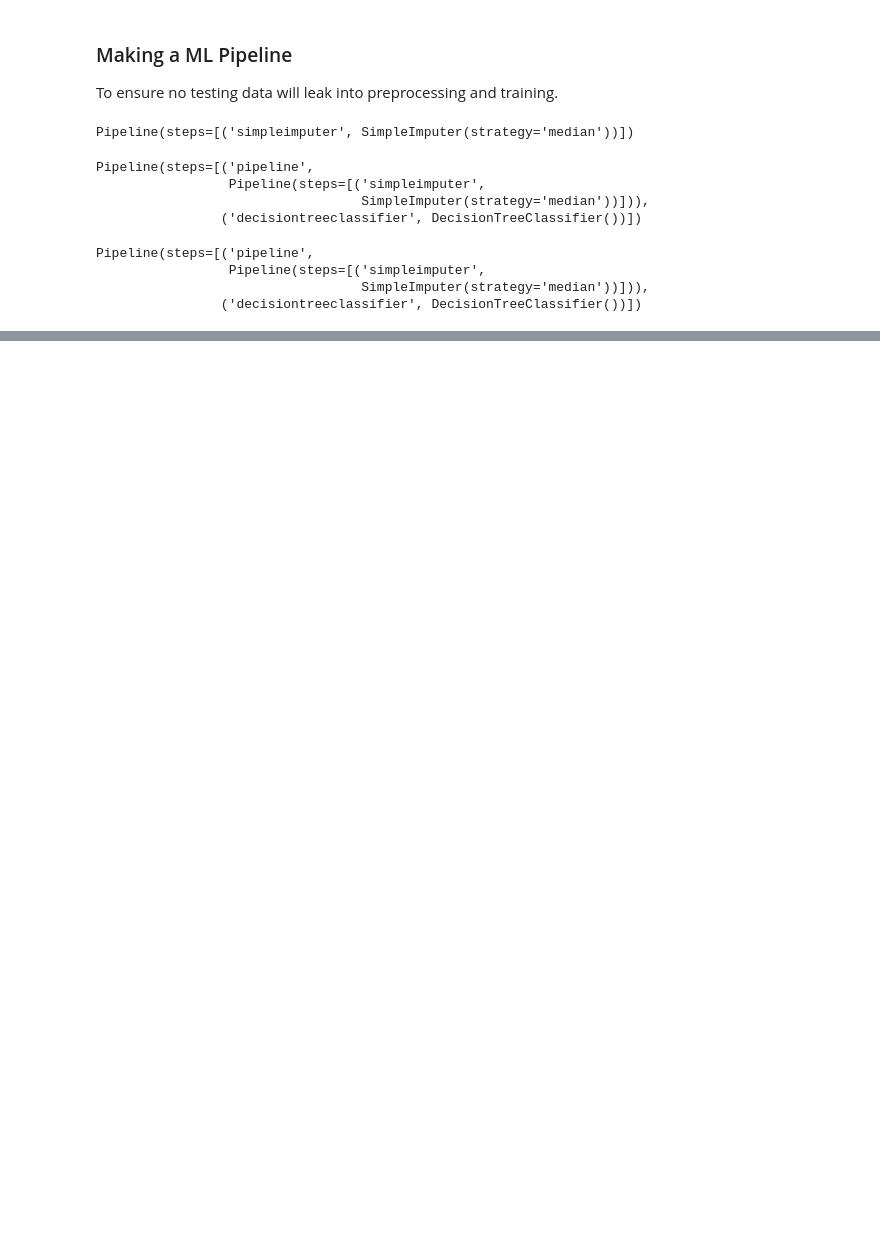
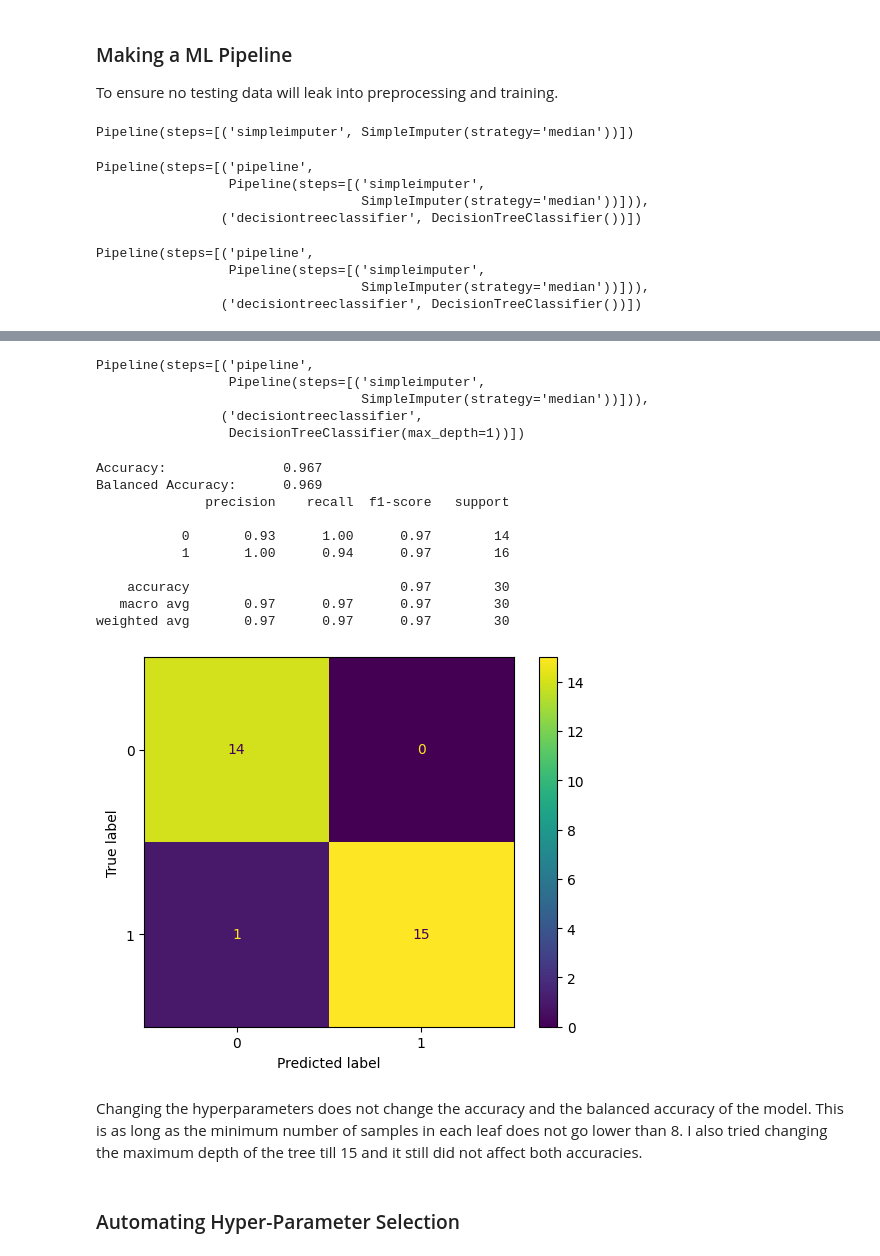
Before and after one commit to e-paj/M2M_Tech, a Jupyter notebook: Capstone_3.ipynb, the cells around one changed output, grey strips where cells are left out. Drawn from its saved outputs; the diff is of its cells as text; code cells hidden in the pictures; blank space fills up the shorter version.

```diff
--- a/Capstone_3.ipynb
+++ b/Capstone_3.ipynb
@@ -402,0 +458,30 @@ ValueError: Classification metrics can't handle a mix of continuous-multioutput
+# %%
+clf = DecisionTreeClassifier(max_depth=1, min_samples_leaf=1)
+pipeline = make_pipeline(pipe, clf)
+pipeline
+# %% [output]
+Pipeline(steps=[('pipeline',
+                 Pipeline(steps=[('simpleimputer',
+                                  SimpleImputer(strategy='median'))])),
+                ('decisiontreeclassifier',
+                 DecisionTreeClassifier(max_depth=1))])
+# %%
+# retrain model
+pipeline.fit(X_train, y_train)
+show_model_evaluation(pipeline, X_test, y_test)
+# %% [output]
+Accuracy:               0.967
+Balanced Accuracy:      0.969
+              precision    recall  f1-score   support
+
+           0       0.93      1.00      0.97        14
+           1       1.00      0.94      0.97        16
+
+    accuracy                           0.97        30
+   macro avg       0.97      0.97      0.97        30
+weighted avg       0.97      0.97      0.97        30
+[figure, added]
+# %% [markdown]
+Changing the hyperparameters does not change the accuracy and the balanced accuracy of the model. This is as long as the minimum number of samples in each leaf does not go lower than 8. I also tried changing the maximum depth of the tree till 15 and it still did not affect both accuracies.
+# %% [markdown]
+### Automating Hyper-Parameter Selection
```
Also changed, not shown: parts of 33 cells of this notebook.
